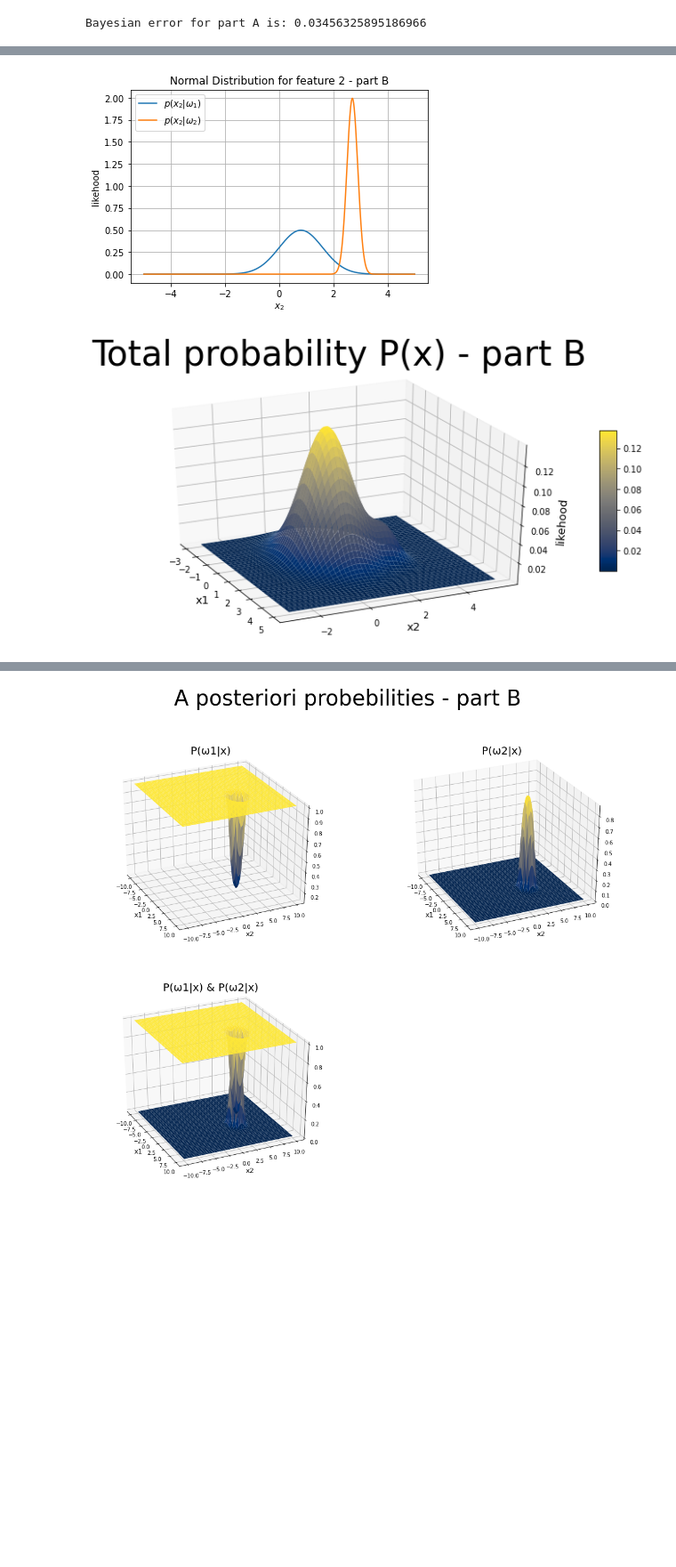
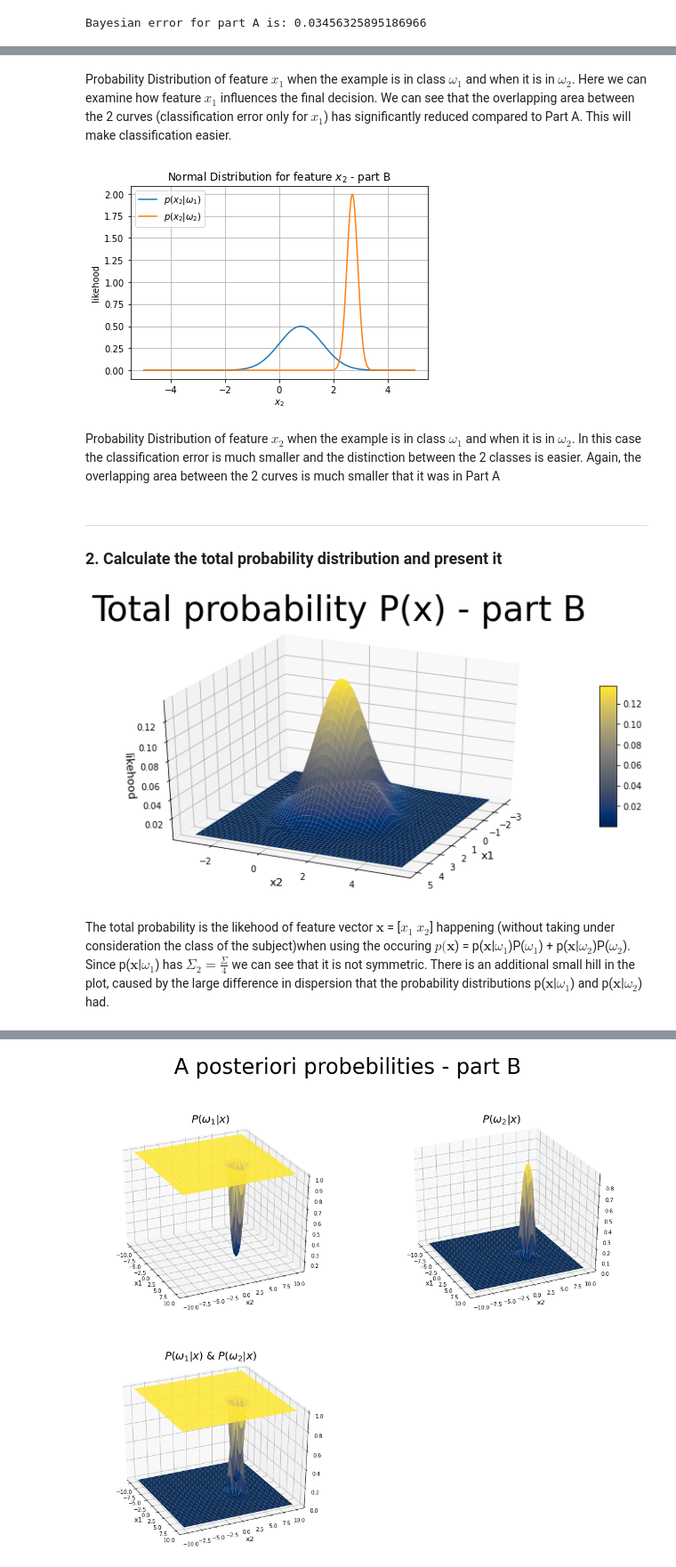
Before and after one commit to Sourland/pattern-recognision, a Jupyter notebook: Naive_Bayes.ipynb, the cells around one changed output, grey strips where cells are left out. Shown at 89% size. Saved outputs shown, nothing was run; the diff lists cells and outputs as text; code cells hidden in the pictures; blank space fills up the shorter version.

```diff
--- a/Naive_Bayes.ipynb
+++ b/Naive_Bayes.ipynb
@@ -295,3 +357,5 @@ plt.show()
+# %% [markdown]
+Probability Distribution of feature $x_1$ when the example is in class $\omega_1$ and when it is in $\omega_2$. Here we can examine how feature $x_1$ influences the final decision. We can see that the overlapping area between the 2 curves (classification error only for $x_1$) has significantly reduced compared to Part A. This will make classification easier.
 # %%
 x = np.linspace(-5,5,1000)
 rv1 = norm(mu_class_healthy[1] , covariance_matrix1[1,1])
@@ -299,36 +363,43 @@ rv2 = norm(mu_class_cancer[1] , covariance_matrix2[1,1])
 plt.plot(x, norm.pdf(x, mu_class_healthy[1] , covariance_matrix1[1,1]),label = r'$p(x_2|\omega_1)$')
 plt.plot(x, norm.pdf(x, mu_class_cancer[1] , covariance_matrix2[1,1]), label = r'$p(x_2|\omega_2)$')
 plt.grid()
-plt.title('Normal Distribution for feature 2 - ' +part)
+plt.title('Normal Distribution for feature $x_2$ - ' +part)
 plt.xlabel('$x_2$')
 plt.ylabel('likehood')
 plt.legend()
 plt.show()
 # %% [output]
-[figure, old version]
+[figure, new version]
+# %% [markdown]
+Probability Distribution of feature $x_2$ when the example is in class $\omega_1$ and when it is in $\omega_2$. In this case the classification error is much smaller and the distinction between the 2 classes is easier. Again, the overlapping area between the 2 curves is much smaller that it was in Part A
+# %% [markdown]
+---
+### 2. Calculate the total probability distribution and present it
 # %%
 """----------------------------------3D PLOT OF TOTAL PROBABILITY------------------------------------"""
 x = np.linspace(-3,5,1000)
 y = np.linspace(-3,5.5,1000)
 X, Y = np.meshgrid(x,y)
 pos = np.empty(X.shape + (2,))
 pos[:, :, 0] = X; pos[:, :, 1] = Y
 
 totalProbability = Px_omega1.pdf(pos) * P_omega1 + Px_omega2.pdf(pos) * P_omega2
 
 #Make a 3D plot
 fig = plt.figure(figsize=(12, 6))
 ax = fig.gca(projection='3d')
 surf = ax.plot_surface(X, Y, totalProbability,cmap='cividis',linewidth=0.2)
 
 ax.set_xlabel('x1', fontsize=13)
 ax.set_ylabel('x2', fontsize=13)
 ax.set_zlabel('likehood', fontsize=13)
 ax.set_title(label ='Total probability P(x) - ' + part,fontsize=40,pad=20.0)
-ax.view_init(30, -25)
+ax.view_init(30, 25)
 fig.colorbar(surf, ax = ax,shrink = 0.5, aspect = 8)
 # plt.xlim([-2, 2])
 # plt.ylim([-2, 2])
 plt.show()
 # %% [output]
-[figure, old version]
+[figure, new version]
+# %% [markdown]
+The total probability is the likehood of feature vector $\textbf{x}$ = [$x_1$ $x_2$] happening (without taking under consideration the class of the subject)when using the occuring $p(\textbf{x}$) = p($\textbf{x}$|$ω_1$)Ρ($ω_1$) + p($\textbf{x}$|$ω_2$)Ρ($ω_2$). Since p($\textbf{x}$|$ω_1$) has $Σ_2 = \frac{Σ}{4}$ we can see that it is not symmetric. There is an additional small hill in the plot, caused by the large difference in dispersion that the probability distributions p($\textbf{x}$|$ω_1$) and p($\textbf{x}$|$ω_2$) had.
```
Also changed, not shown: parts of 28 cells of this notebook.
